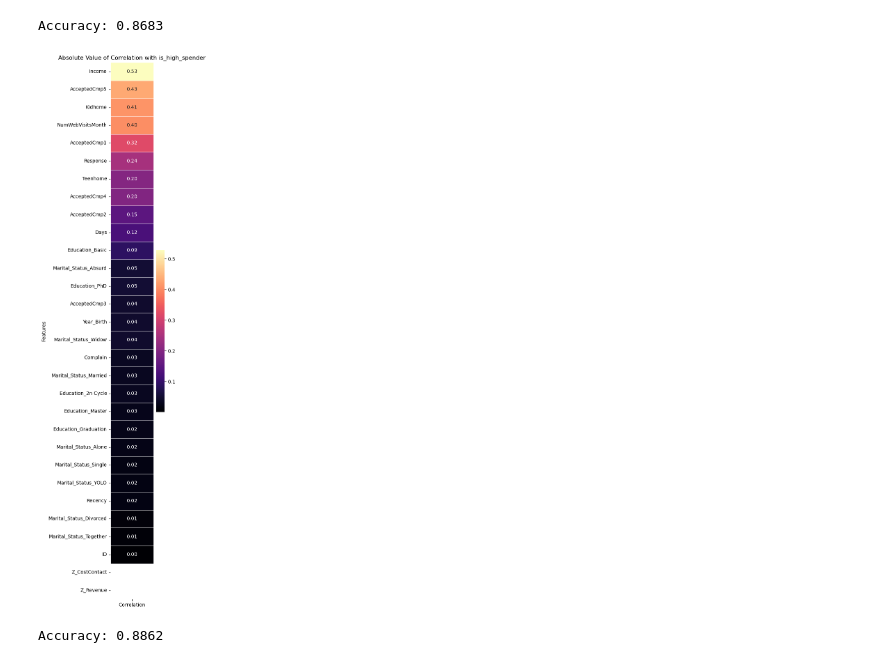
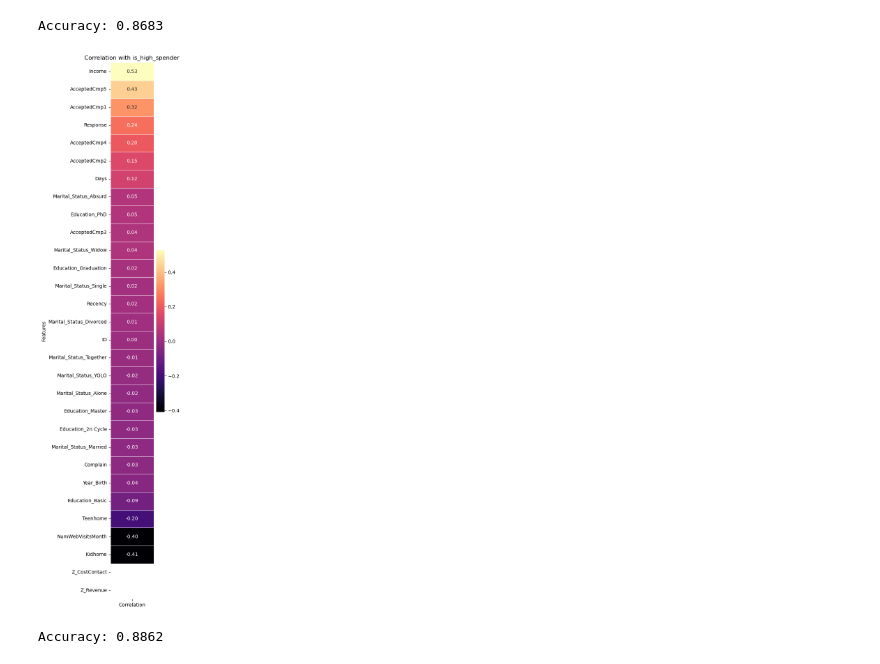
Before and after one commit to AmeerK11/ITCS-3162-Final-Project, a Jupyter notebook: SVC.ipynb, the cells around one changed output. Cells and saved outputs as stored; diff of their text form; code cells hidden in the pictures.

```diff
--- a/SVC.ipynb
+++ b/SVC.ipynb
@@ -83,35 +69,35 @@ Accuracy: 0.8683
 # %%
 
 exclude2 = mnt_columns + ["Total_Spent", 'NumCatalogPurchases', 'NumStorePurchases', 'NumDealsPurchases', "NumWebPurchases"]
 df2 = df.drop(columns=exclude2)
 
 correlation_matrix = df2.corr()
 
 
-target_corr = correlation_matrix['is_high_spender'].abs().sort_values(ascending=False)
+target_corr = correlation_matrix['is_high_spender'].sort_values(ascending=False)
 
 
 target_corr = target_corr.drop('is_high_spender')
 
 
 target_corr_df = target_corr.to_frame(name='Correlation')
 
 plt.figure(figsize=(2, 20))
 sns.heatmap(
     target_corr_df,
     annot=True,
     fmt=".2f",
     cmap='magma',
     linewidths=.5,
     cbar=True,
     yticklabels=target_corr_df.index.tolist(),
     xticklabels=['Correlation']
 )
-plt.title('Absolute Value of Correlation with is_high_spender')
+plt.title('Correlation with is_high_spender')
 plt.ylabel('Features')
 plt.show()
 # %% [output]
-[figure, old version]
+[figure, new version]
 # %%
 X = df.drop(columns="Response", axis=1)
 y = df['Response']
```
Also changed, not shown: parts of 1 cell of this notebook.
